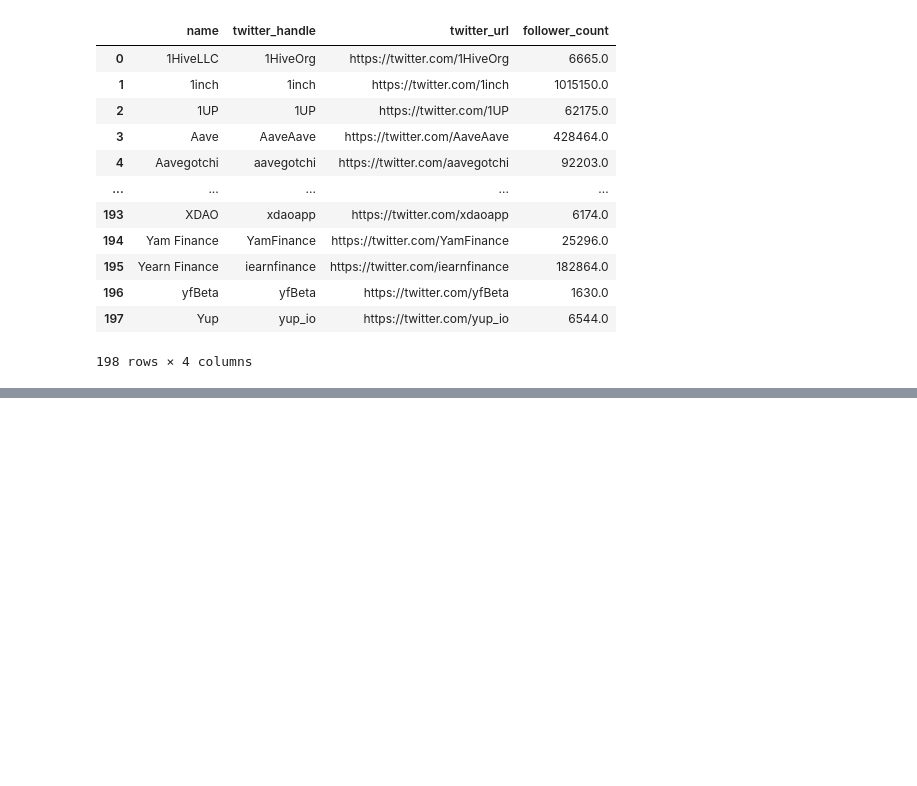
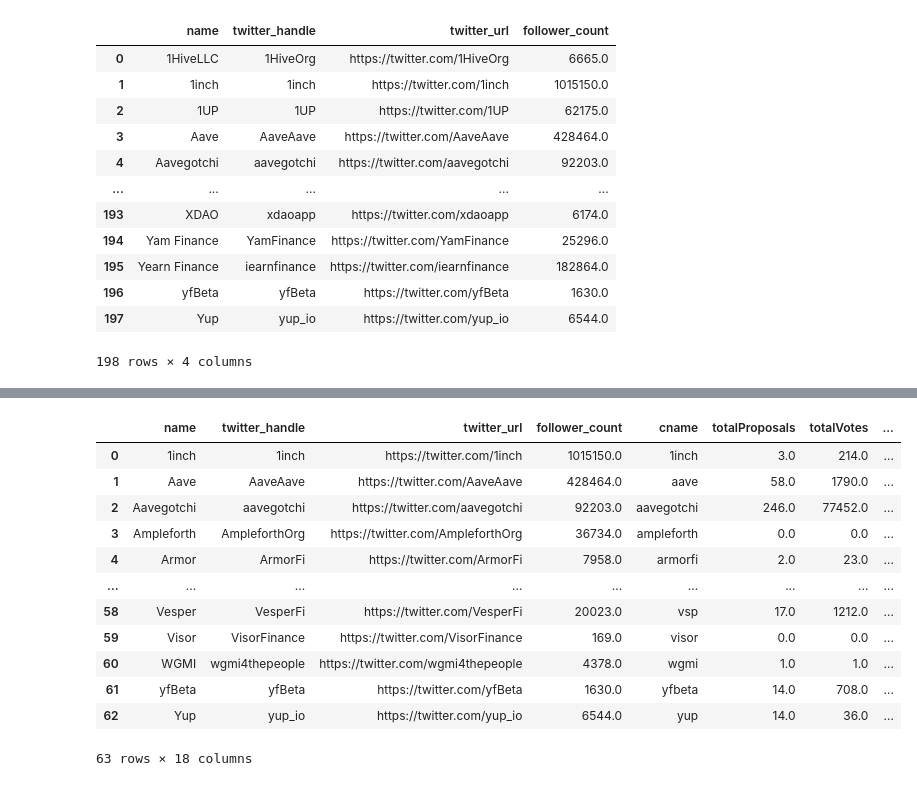
Before and after one commit to notchia/daochem-prototype, a Jupyter notebook: code/4_twitter_cleaning_eda.ipynb, the cells around one changed output, grey strips where cells are left out. Drawn from its saved outputs; the diff is of its cells as text; code cells hidden in the pictures; blank space fills up the shorter version.

```diff
--- a/code/4_twitter_cleaning_eda.ipynb
+++ b/code/4_twitter_cleaning_eda.ipynb
@@ -184,0 +183,2 @@ twitter_dao_final.head(30)
+# %%
+twitter_dao_final = pd.get_dummies(twitter_dao_final, columns = ['categories'])
@@ -184,0 +349,16 @@ twitter_dao_final.head(30)
+# %%
+twitter_dao_final
+# %% [output]
+|  | name | twitter_handle | twitter_url | follower_count | cname | totalProposals | totalVotes | ... |
+| 0 | 1inch | 1inch | https://twitter.com/1inch | 1015150.0 | 1inch | 3.0 | 214.0 | ... |
+| 1 | Aave | AaveAave | https://twitter.com/AaveAave | 428464.0 | aave | 58.0 | 1790.0 | ... |
+| 2 | Aavegotchi | aavegotchi | https://twitter.com/aavegotchi | 92203.0 | aavegotchi | 246.0 | 77452.0 | ... |
+| 3 | Ampleforth | AmpleforthOrg | https://twitter.com/AmpleforthOrg | 36734.0 | ampleforth | 0.0 | 0.0 | ... |
+| 4 | Armor | ArmorFi | https://twitter.com/ArmorFi | 7958.0 | armorfi | 2.0 | 23.0 | ... |
+| ... | ... | ... | ... | ... | ... | ... | ... | ... |
+| 58 | Vesper | VesperFi | https://twitter.com/VesperFi | 20023.0 | vsp | 17.0 | 1212.0 | ... |
+| 59 | Visor | VisorFinance | https://twitter.com/VisorFinance | 169.0 | visor | 0.0 | 0.0 | ... |
+| 60 | WGMI | wgmi4thepeople | https://twitter.com/wgmi4thepeople | 4378.0 | wgmi | 1.0 | 1.0 | ... |
+| 61 | yfBeta | yfBeta | https://twitter.com/yfBeta | 1630.0 | yfbeta | 14.0 | 708.0 | ... |
+| 62 | Yup | yup_io | https://twitter.com/yup_io | 6544.0 | yup | 14.0 | 36.0 | ... |
+63 rows × 18 columns
```
Also changed, not shown: parts of 24 cells of this notebook, 1 other file.
